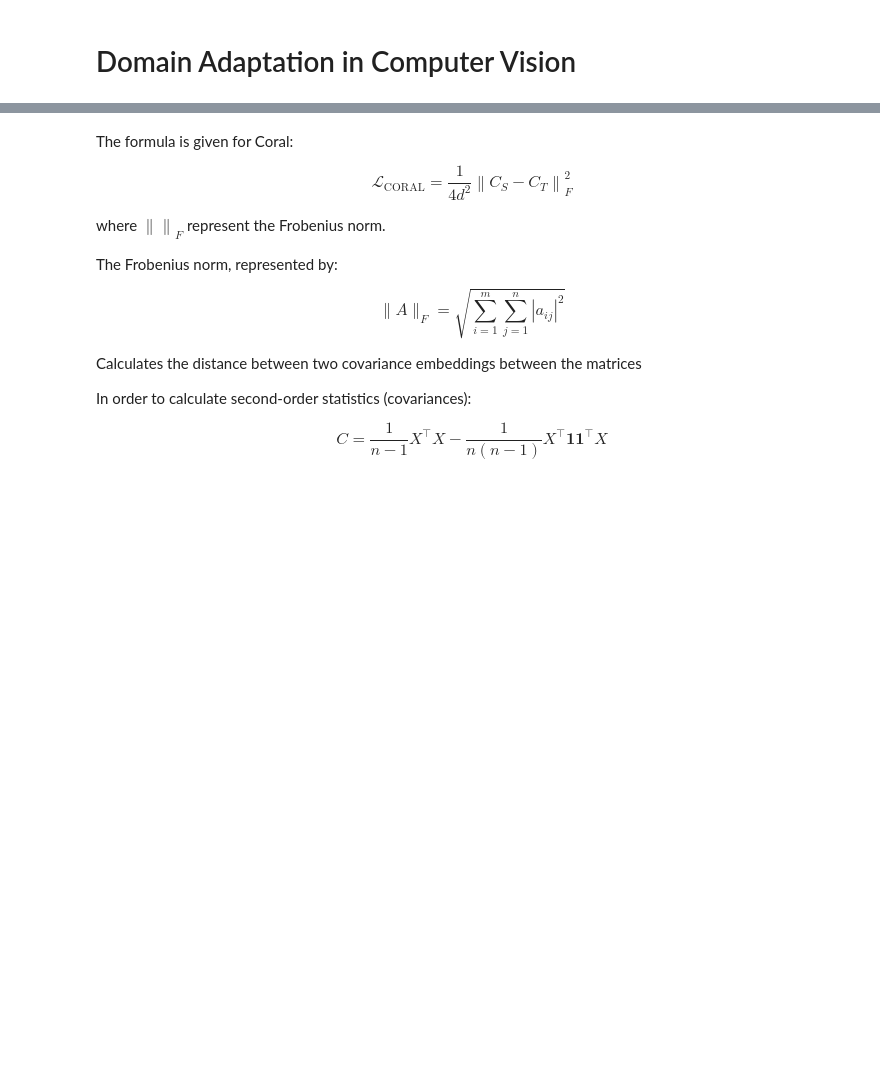
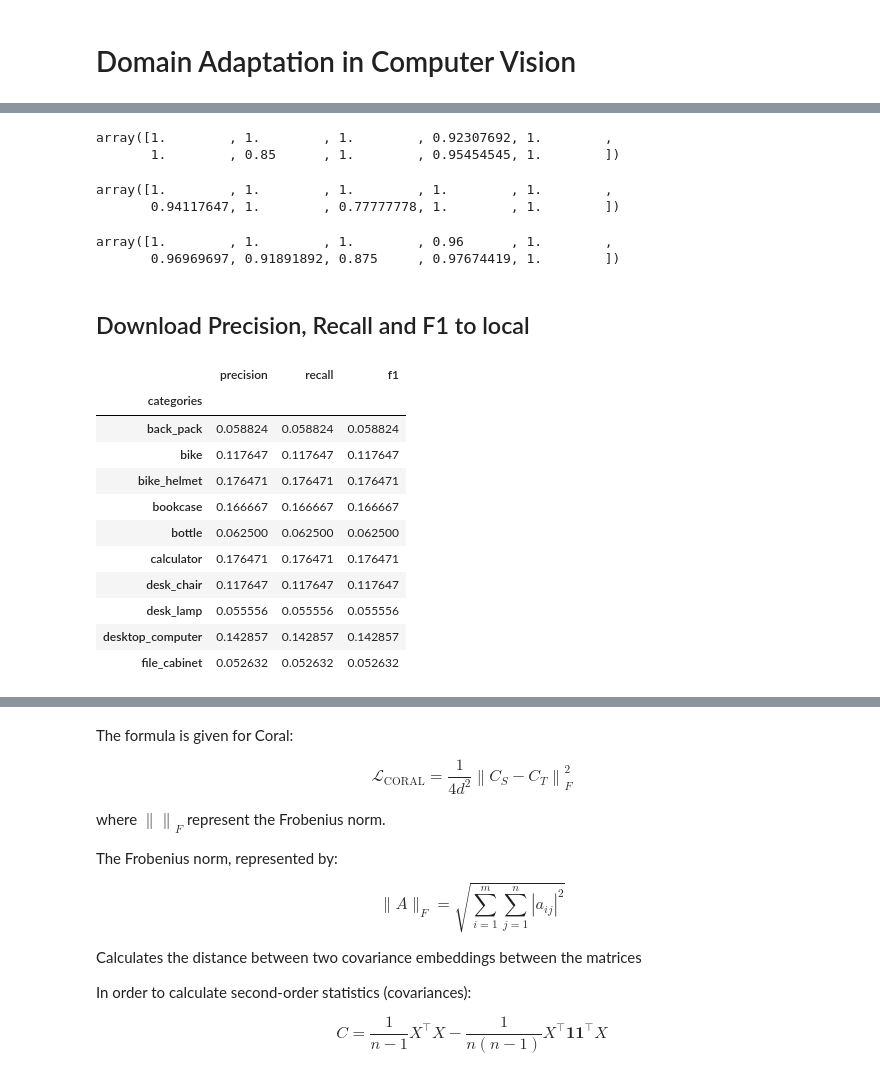
Before and after one commit to Aditya-2204/Domain-Adaptation-in-Computer-Vision, a Jupyter notebook: main.ipynb, the cells around one changed output, grey strips where cells are left out. Cells and saved outputs as stored; diff of their text form; code cells hidden in the pictures; blank space fills up the shorter version.

```diff
--- a/main.ipynb
+++ b/main.ipynb
@@ -193,0 +111,15 @@
+# %%
+import numpy as np
+from sklearn.metrics import precision_score, recall_score, f1_score
+
+# Get predictions
+y_pred = model.predict(webcam_generator)
+y_pred_classes = np.argmax(y_pred, axis=1)  # For multi-class classification
+
+# Extract true labels from the generator
+y_true = webcam_generator.classes  # Assuming the generator contains true labels
+
+# Calculate precision, recall, and F1 score for each class
+precision_per_class = precision_score(y_true, y_pred_classes, average=None)
+recall_per_class = recall_score(y_true, y_pred_classes, average=None)
+f1_per_class = f1_score(y_true, y_pred_classes, average=None)
@@ -193,0 +128,17 @@
+# %%
+precision_per_class
+# %% [output]
+array([1.        , 1.        , 1.        , 0.92307692, 1.        ,
+       1.        , 0.85      , 1.        , 0.95454545, 1.        ])
+# %%
+recall_per_class
+# %% [output]
+array([1.        , 1.        , 1.        , 1.        , 1.        ,
+       0.94117647, 1.        , 0.77777778, 1.        , 1.        ])
+# %%
+f1_per_class
+# %% [output]
+array([1.        , 1.        , 1.        , 0.96      , 1.        ,
+       0.96969697, 0.91891892, 0.875     , 0.97674419, 1.        ])
+# %% [markdown]
+## Download Precision, Recall and F1 to local
@@ -193,0 +154,15 @@
+# %%
+df.set_index("categories")
+# %% [output]
+|  | precision | recall | f1 |
+| categories |  |  |  |
+| back_pack | 0.058824 | 0.058824 | 0.058824 |
+| bike | 0.117647 | 0.117647 | 0.117647 |
+| bike_helmet | 0.176471 | 0.176471 | 0.176471 |
+| bookcase | 0.166667 | 0.166667 | 0.166667 |
+| bottle | 0.062500 | 0.062500 | 0.062500 |
+| calculator | 0.176471 | 0.176471 | 0.176471 |
+| desk_chair | 0.117647 | 0.117647 | 0.117647 |
+| desk_lamp | 0.055556 | 0.055556 | 0.055556 |
+| desktop_computer | 0.142857 | 0.142857 | 0.142857 |
+| file_cabinet | 0.052632 | 0.052632 | 0.052632 |
```
Also changed, not shown: parts of 56 cells of this notebook.
